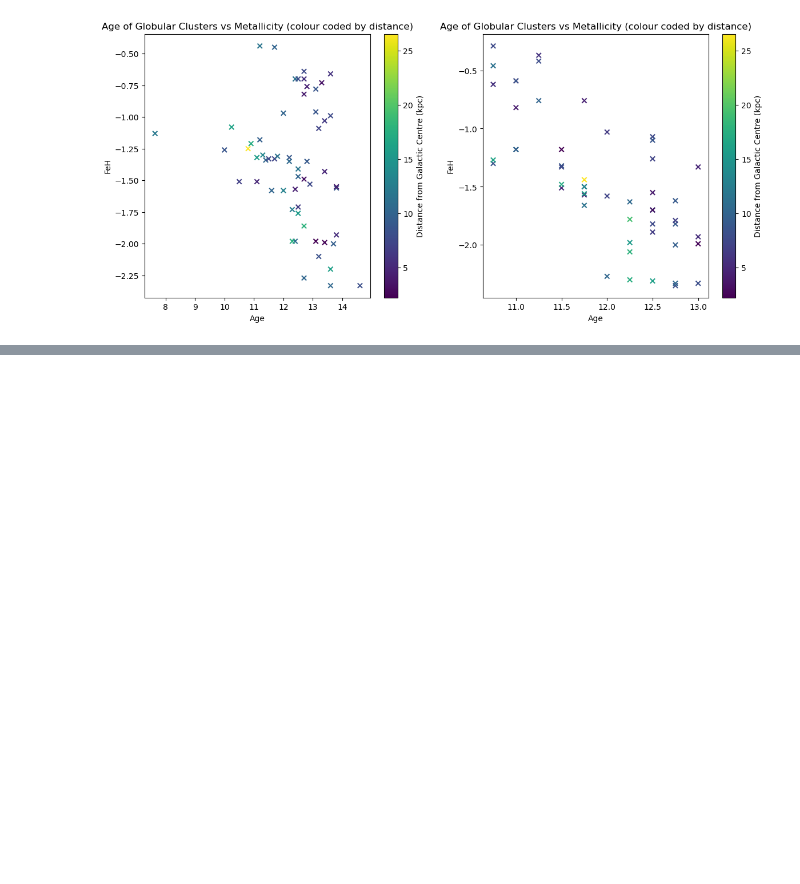
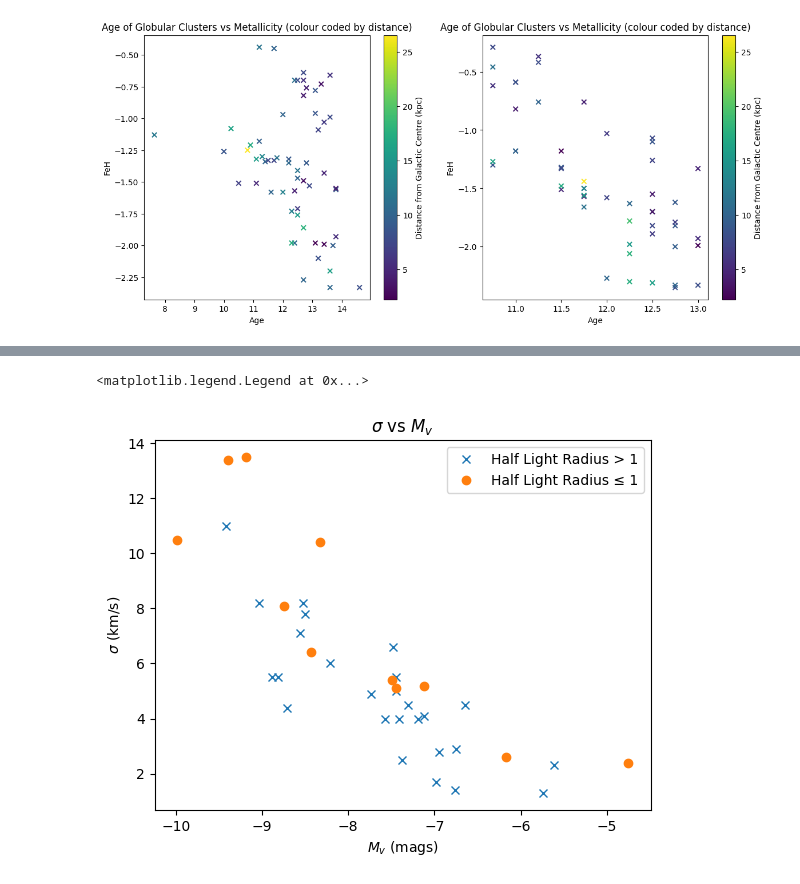
Before and after one commit to pavitraah/phys3116_cosmo_crew, a Jupyter notebook: Assignment Code/cosmo_crew.ipynb, the cells around one changed output, grey strips where cells are left out. Saved outputs shown, nothing was run; the diff lists cells and outputs as text; code cells hidden in the pictures; blank space fills up the shorter version.

```diff
--- a/Assignment Code/cosmo_crew.ipynb
+++ b/Assignment Code/cosmo_crew.ipynb
@@ -295,0 +299,23 @@ plt.show()
+# %%
+r_h_threshold = 1
+mask = vandenBerg_harris['r_h'] > r_h_threshold
+plt.plot(
+    vandenBerg_harris['M_V'][mask],
+    vandenBerg_harris['sig_v'][mask],
+    'x',
+    label = 'Half Light Radius > '+ str(r_h_threshold)
+)
+plt.plot(
+    vandenBerg_harris['M_V'][~mask],
+    vandenBerg_harris['sig_v'][~mask],
+    'o',
+    label = 'Half Light Radius ≤ '+ str(r_h_threshold)
+)
+
+plt.title(r'$\sigma$ vs $M_v$')
+plt.xlabel('$M_v$ (mags)')
+plt.ylabel('$\sigma$ (km/s)')
+plt.legend()
+# %% [output]
+<matplotlib.legend.Legend at 0x...>
+[figure, added]
```
Also changed, not shown: parts of 7 cells of this notebook.
